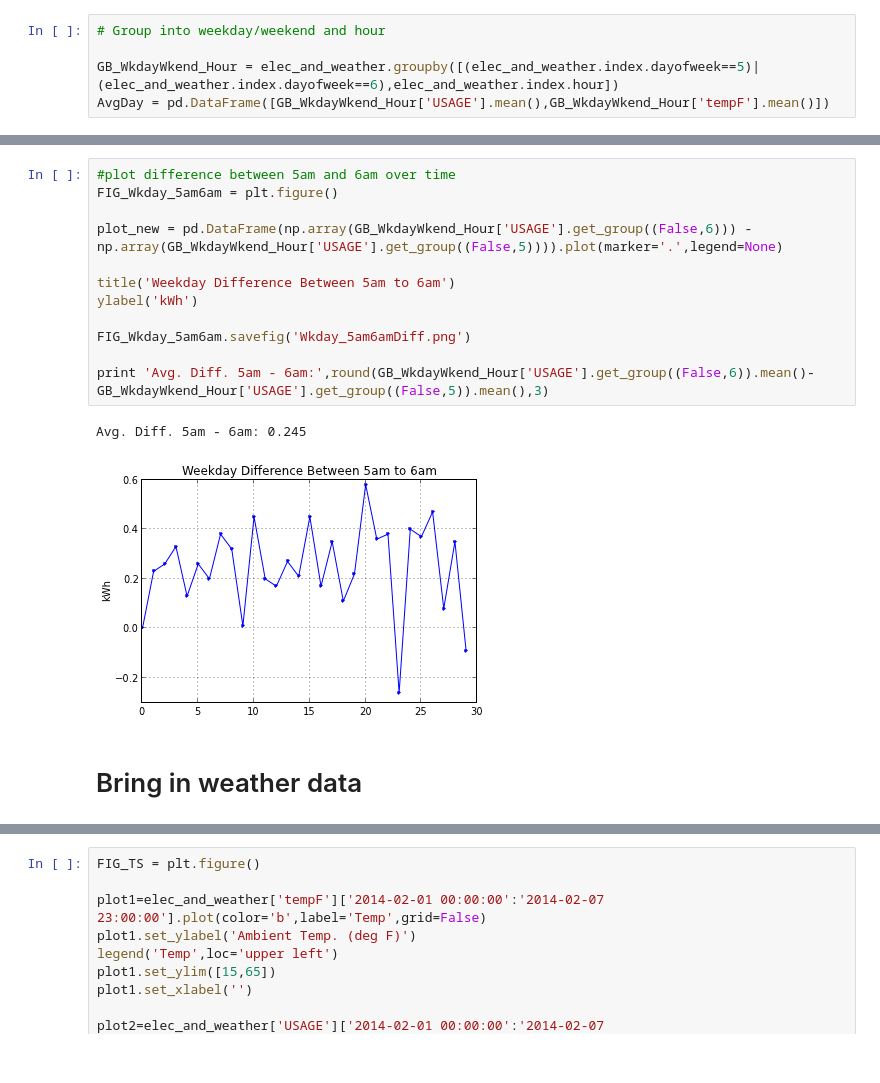
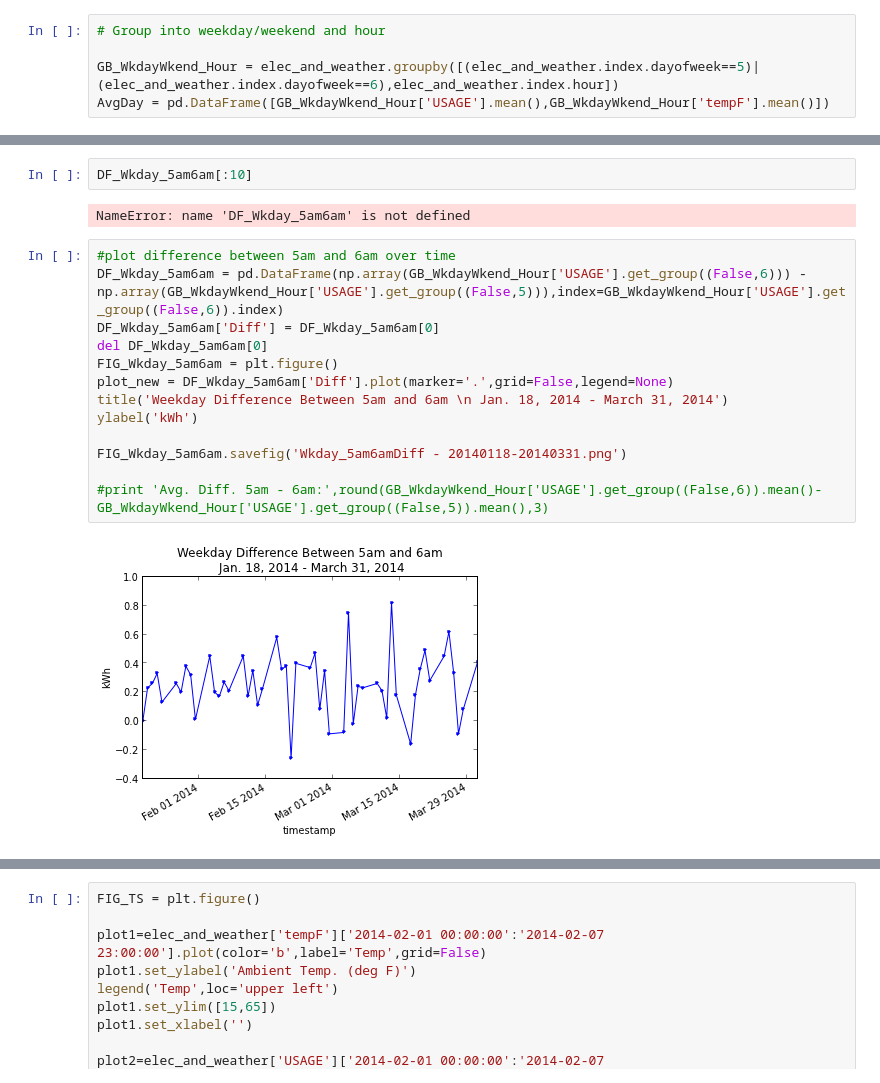
Before and after one commit to jtelszasz/my_energy_forecast_SVR, a Jupyter notebook: My_Energy.ipynb, the cells around one changed output, grey strips where cells are left out. Drawn from its saved outputs; the diff is of its cells as text.

Commit message:
added March data

```diff
--- a/My_Energy.ipynb
+++ b/My_Energy.ipynb
@@ -93,17 +87,19 @@ Weekday 7am: 1.92 kWh
+# %%
+DF_Wkday_5am6am[:10]
+# %% [output]
+NameError: name 'DF_Wkday_5am6am' is not defined
 # %%
 #plot difference between 5am and 6am over time
+DF_Wkday_5am6am = pd.DataFrame(np.array(GB_WkdayWkend_Hour['USAGE'].get_group((False,6))) - np.array(GB_WkdayWkend_Hour['USAGE'].get_group((False,5))),index=GB_WkdayWkend_Hour['USAGE'].get_group((False,6)).index)
+DF_Wkday_5am6am['Diff'] = DF_Wkday_5am6am[0]
+del DF_Wkday_5am6am[0]
 FIG_Wkday_5am6am = plt.figure()
-
-plot_new = pd.DataFrame(np.array(GB_WkdayWkend_Hour['USAGE'].get_group((False,6))) - np.array(GB_WkdayWkend_Hour['USAGE'].get_group((False,5)))).plot(marker='.',legend=None)
-
-title('Weekday Difference Between 5am to 6am')
+plot_new = DF_Wkday_5am6am['Diff'].plot(marker='.',grid=False,legend=None)
+title('Weekday Difference Between 5am and 6am \n Jan. 18, 2014 - March 31, 2014')
 ylabel('kWh')
 
-FIG_Wkday_5am6am.savefig('Wkday_5am6amDiff.png')
+FIG_Wkday_5am6am.savefig('Wkday_5am6amDiff - 20140118-20140331.png')
 
-print 'Avg. Diff. 5am - 6am:',round(GB_WkdayWkend_Hour['USAGE'].get_group((False,6)).mean()-GB_WkdayWkend_Hour['USAGE'].get_group((False,5)).mean(),3)
+#print 'Avg. Diff. 5am - 6am:',round(GB_WkdayWkend_Hour['USAGE'].get_group((False,6)).mean()-GB_WkdayWkend_Hour['USAGE'].get_group((False,5)).mean(),3)
 # %% [output]
-Avg. Diff. 5am - 6am: 0.245
-[figure, old version]
+[figure, new version]
-# %% [markdown]
-# Bring in weather data
```
Also changed, not shown: parts of 13 cells of this notebook, 18 other files.
